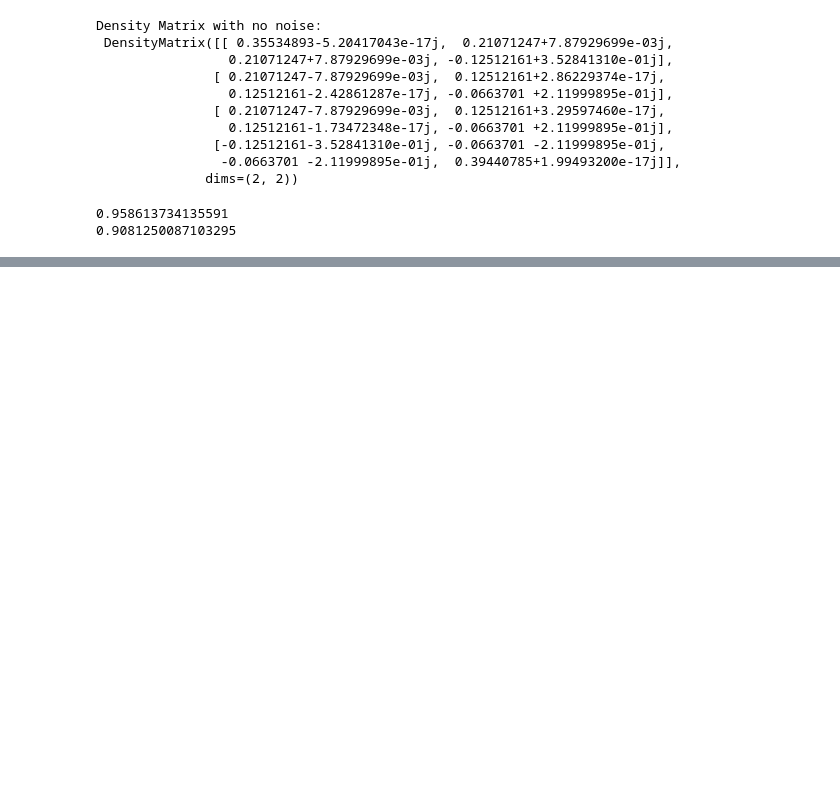
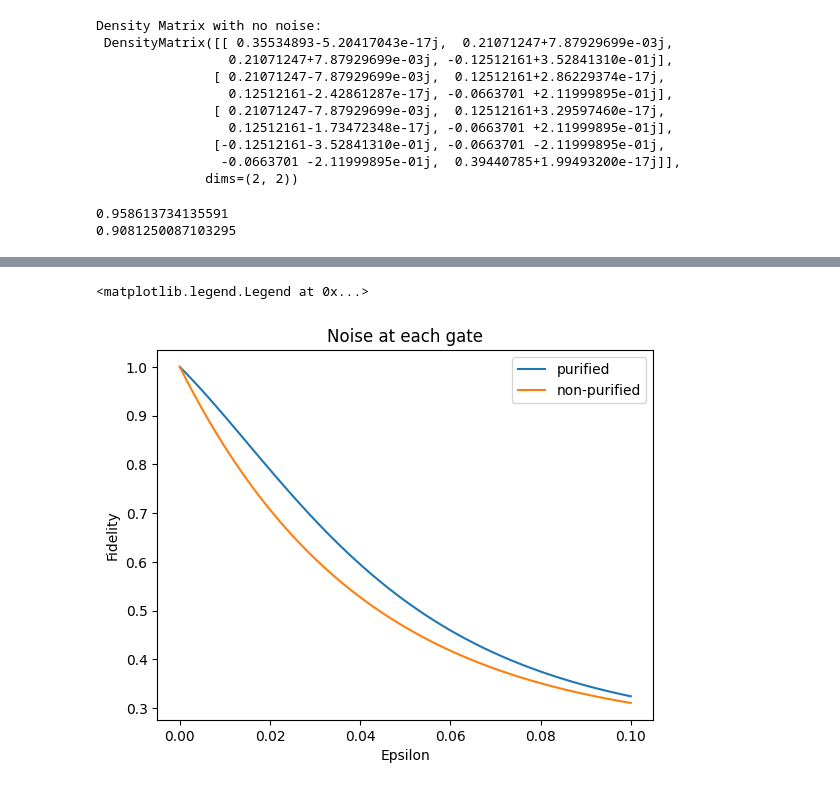
Before and after one commit to qoan-projects/OQPA, a Jupyter notebook: test-cswap.ipynb, the cells around one changed output, grey strips where cells are left out. Cells and saved outputs as stored; diff of their text form; code cells hidden in the pictures; blank space fills up the shorter version.

```diff
--- a/test-cswap.ipynb
+++ b/test-cswap.ipynb
@@ -289,0 +370,17 @@ plt.legend()
+# %%
+list_of_epsilon=[i * 0.001 for i in range(101)]
+list_of_purified_fidelity=[]
+list_of_fidelity=[]
+for i in list_of_epsilon:
+    list_of_purified_fidelity.append(state_fidelity(purified_rho_with(i,1), pure_state))
+    list_of_fidelity.append(state_fidelity(rho_with(i,1), pure_state))
+# %%
+plt.plot(list_of_epsilon,list_of_purified_fidelity,label='purified')
+plt.plot(list_of_epsilon,list_of_fidelity,label='non-purified')
+plt.title("Noise at each gate")
+plt.xlabel("Epsilon")
+plt.ylabel("Fidelity")
+plt.legend()
+# %% [output]
+<matplotlib.legend.Legend at 0x...>
+[figure, added]
```
Also changed, not shown: parts of 8 cells of this notebook.
